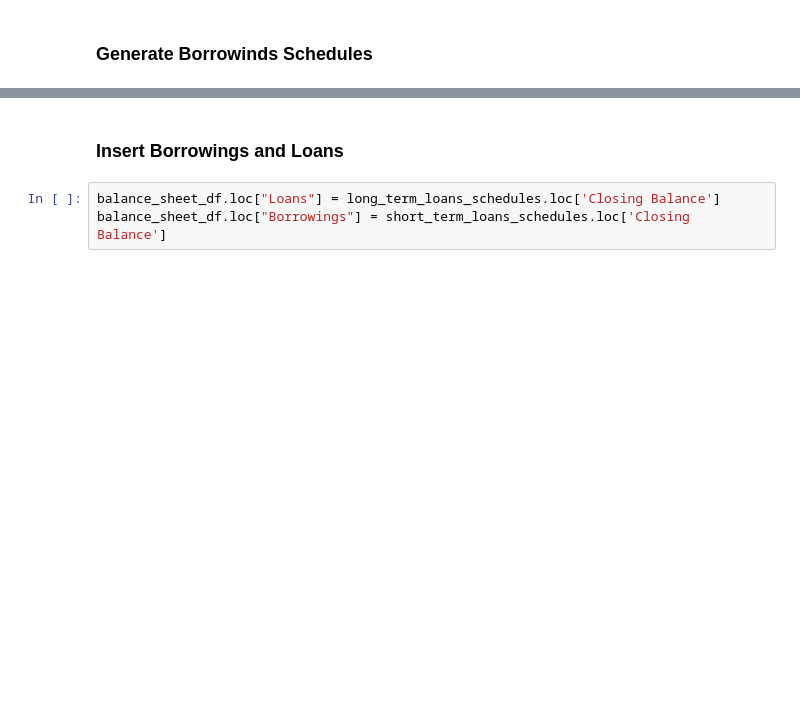
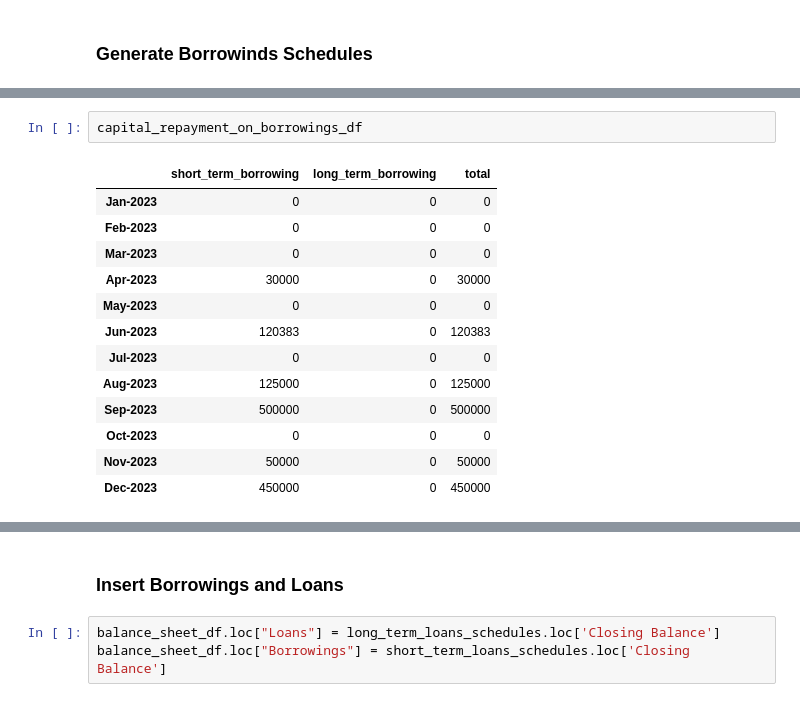
Before and after one commit to judahtc/manage-tenants-template, a Jupyter notebook: notebook_model.ipynb, the cells around one changed output, grey strips where cells are left out. Saved outputs shown, nothing was run; the diff lists cells and outputs as text; blank space fills up the shorter version.

```diff
--- a/notebook_model.ipynb
+++ b/notebook_model.ipynb
@@ -1106,3 +1470,19 @@ short_term_loans_schedules
+# %%
+capital_repayment_on_borrowings_df
+# %% [output]
+|  | short_term_borrowing | long_term_borrowing | total |
+| Jan-2023 | 0 | 0 | 0 |
+| Feb-2023 | 0 | 0 | 0 |
+| Mar-2023 | 0 | 0 | 0 |
+| Apr-2023 | 30000 | 0 | 30000 |
+| May-2023 | 0 | 0 | 0 |
+| Jun-2023 | 120383 | 0 | 120383 |
+| Jul-2023 | 0 | 0 | 0 |
+| Aug-2023 | 125000 | 0 | 125000 |
+| Sep-2023 | 500000 | 0 | 500000 |
+| Oct-2023 | 0 | 0 | 0 |
+| Nov-2023 | 50000 | 0 | 50000 |
+| Dec-2023 | 450000 | 0 | 450000 |
 # %%
 long_term_loans_schedules = balance_sheet.calculate_long_term_loans_schedules(
     long_and_short_term_borrowing_df=long_and_short_term_borrowing_df,
```
Also changed, not shown: parts of 46 cells of this notebook, 4 other files.
